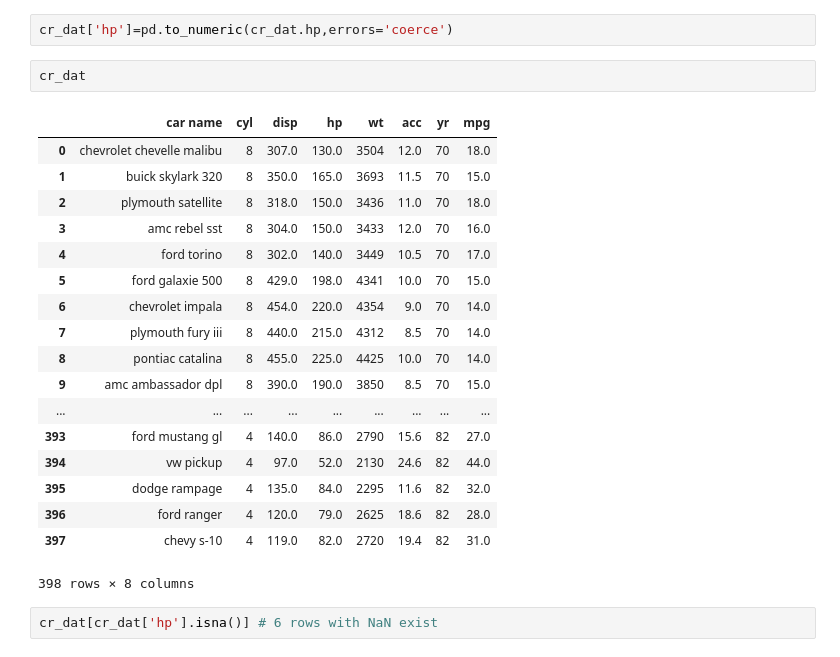
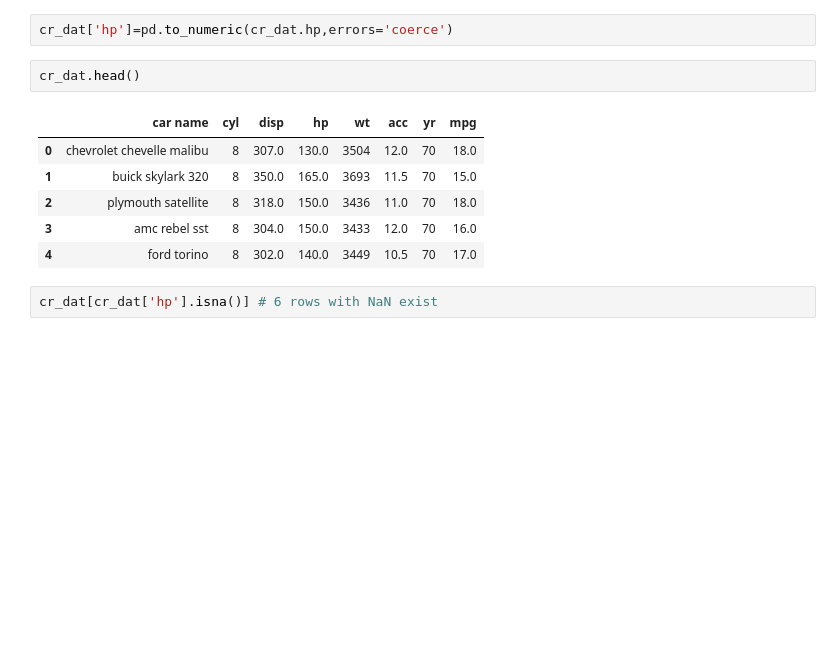
Before and after one commit to GreatLearningAIML1/aiml-ml-hyd-apr-19-batch-Manikanta2991, a Jupyter notebook: Unsupervised Learning_R4_Project1_Car mpg_Manikanta_balasubramani.ipynb, the cells around one changed output. Drawn from its saved outputs; the diff is of its cells as text; blank space fills up the shorter version.

```diff
--- a/Unsupervised Learning_R4_Project1_Car mpg_Manikanta_balasubramani.ipynb
+++ b/Unsupervised Learning_R4_Project1_Car mpg_Manikanta_balasubramani.ipynb
@@ -96,26 +96,14 @@ Number of non numberical observations " ? " in the "hp" varible are: 6
 # %%
 cr_dat['hp']=pd.to_numeric(cr_dat.hp,errors='coerce')
 # %%
-cr_dat
+cr_dat.head()
 # %% [output]
 |  | car name | cyl | disp | hp | wt | acc | yr | mpg |
 | 0 | chevrolet chevelle malibu | 8 | 307.0 | 130.0 | 3504 | 12.0 | 70 | 18.0 |
 | 1 | buick skylark 320 | 8 | 350.0 | 165.0 | 3693 | 11.5 | 70 | 15.0 |
 | 2 | plymouth satellite | 8 | 318.0 | 150.0 | 3436 | 11.0 | 70 | 18.0 |
 | 3 | amc rebel sst | 8 | 304.0 | 150.0 | 3433 | 12.0 | 70 | 16.0 |
 | 4 | ford torino | 8 | 302.0 | 140.0 | 3449 | 10.5 | 70 | 17.0 |
-| 5 | ford galaxie 500 | 8 | 429.0 | 198.0 | 4341 | 10.0 | 70 | 15.0 |
-| 6 | chevrolet impala | 8 | 454.0 | 220.0 | 4354 | 9.0 | 70 | 14.0 |
-| 7 | plymouth fury iii | 8 | 440.0 | 215.0 | 4312 | 8.5 | 70 | 14.0 |
-| 8 | pontiac catalina | 8 | 455.0 | 225.0 | 4425 | 10.0 | 70 | 14.0 |
-| 9 | amc ambassador dpl | 8 | 390.0 | 190.0 | 3850 | 8.5 | 70 | 15.0 |
-| ... | ... | ... | ... | ... | ... | ... | ... | ... |
-| 393 | ford mustang gl | 4 | 140.0 | 86.0 | 2790 | 15.6 | 82 | 27.0 |
-| 394 | vw pickup | 4 | 97.0 | 52.0 | 2130 | 24.6 | 82 | 44.0 |
-| 395 | dodge rampage | 4 | 135.0 | 84.0 | 2295 | 11.6 | 82 | 32.0 |
-| 396 | ford ranger | 4 | 120.0 | 79.0 | 2625 | 18.6 | 82 | 28.0 |
-| 397 | chevy s-10 | 4 | 119.0 | 82.0 | 2720 | 19.4 | 82 | 31.0 |
-398 rows × 8 columns
 # %%
 cr_dat[cr_dat['hp'].isna()] # 6 rows with NaN exist
 # %% [output]
```
